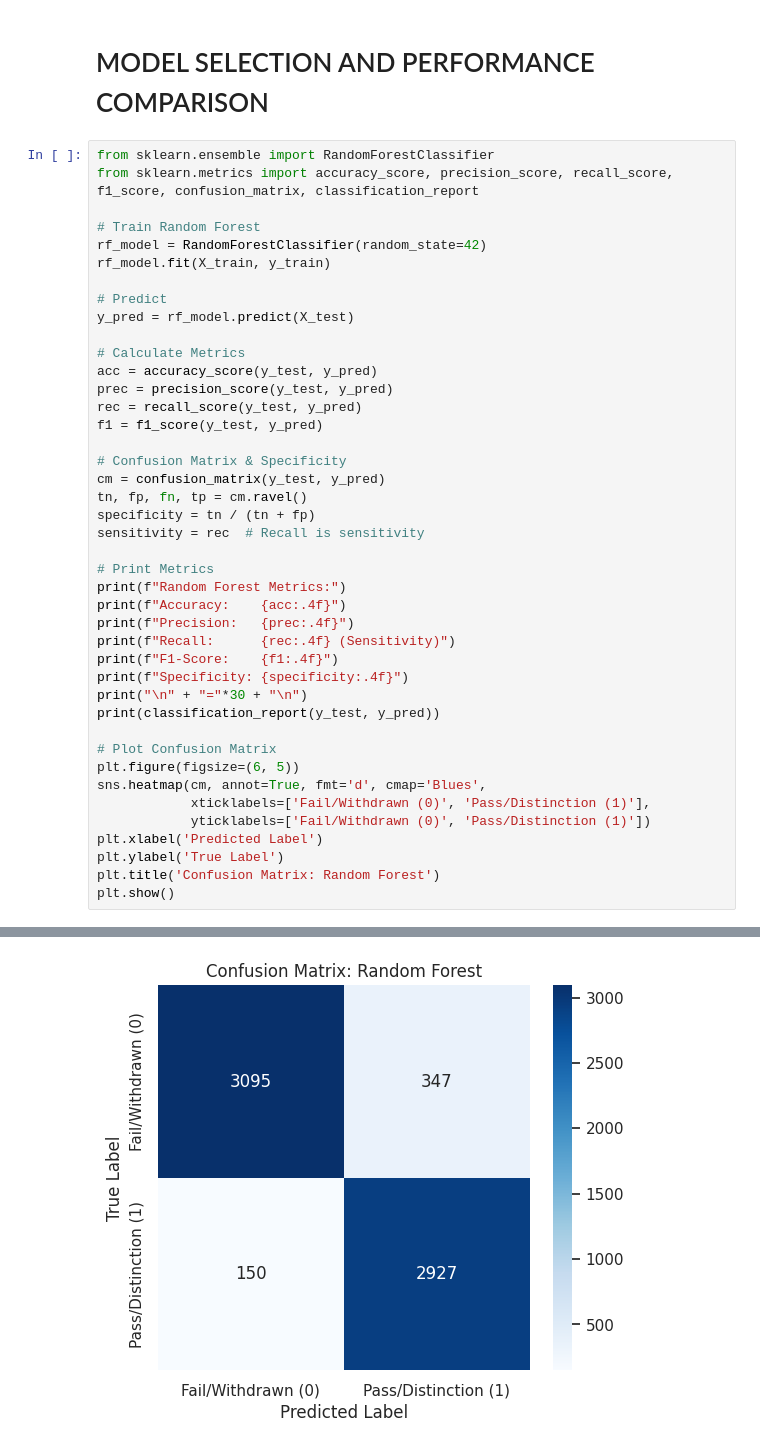
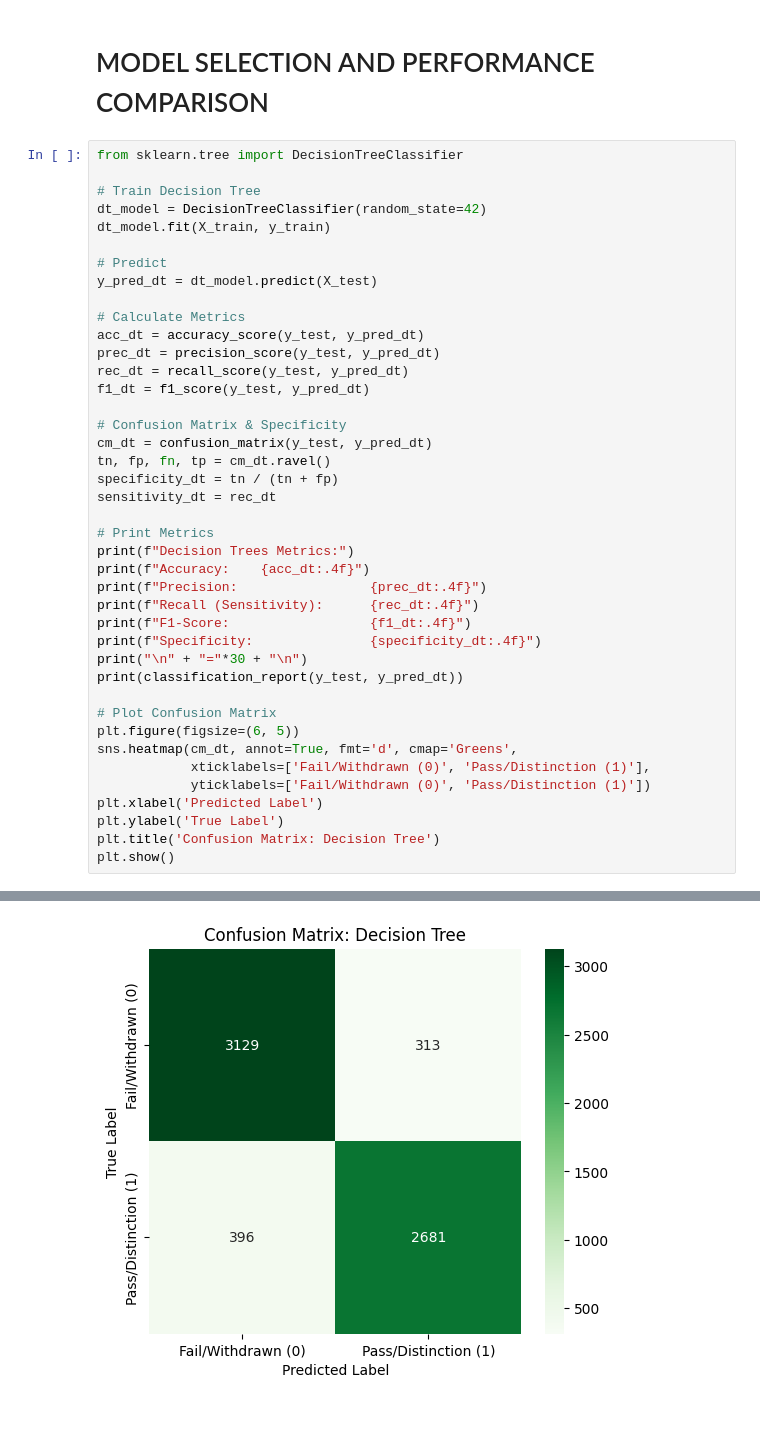
Before and after one commit to Jiajieja/WM9QG-Fundamentals-of-Artificial-Intelligence-and-Data-Mining-Group-Assessment, a Jupyter notebook: OULA_Dataset_Analysis.ipynb, the cells around one changed output, grey strips where cells are left out. Drawn from its saved outputs; the diff is of its cells as text; blank space fills up the shorter version.

```diff
--- a/OULA_Dataset_Analysis.ipynb
+++ b/OULA_Dataset_Analysis.ipynb
@@ -916,45 +916,44 @@ dtype: int64
 # %% [markdown]
 # MODEL SELECTION AND PERFORMANCE COMPARISON
 # %%
-from sklearn.ensemble import RandomForestClassifier
-from sklearn.metrics import accuracy_score, precision_score, recall_score, f1_score, confusion_matrix, classification_report
+from sklearn.tree import DecisionTreeClassifier
 
-# Train Random Forest
-rf_model = RandomForestClassifier(random_state=42)
-rf_model.fit(X_train, y_train)
+# Train Decision Tree
+dt_model = DecisionTreeClassifier(random_state=42)
+dt_model.fit(X_train, y_train)
 
 # Predict
-y_pred = rf_model.predict(X_test)
+y_pred_dt = dt_model.predict(X_test)
 
 # Calculate Metrics
-acc = accuracy_score(y_test, y_pred)
-prec = precision_score(y_test, y_pred)
-rec = recall_score(y_test, y_pred)
-f1 = f1_score(y_test, y_pred)
+acc_dt = accuracy_score(y_test, y_pred_dt)
+prec_dt = precision_score(y_test, y_pred_dt)
+rec_dt = recall_score(y_test, y_pred_dt)
+f1_dt = f1_score(y_test, y_pred_dt)
 
 # Confusion Matrix & Specificity
-cm = confusion_matrix(y_test, y_pred)
-tn, fp, fn, tp = cm.ravel()
-specificity = tn / (tn + fp)
-sensitivity = rec  # Recall is sensitivity
+cm_dt = confusion_matrix(y_test, y_pred_dt)
+tn, fp, fn, tp = cm_dt.ravel()
+specificity_dt = tn / (tn + fp)
+sensitivity_dt = rec_dt
 
 # Print Metrics
-print(f"Random Forest Metrics:")
-print(f"Accuracy:    {acc:.4f}")
-print(f"Precision:   {prec:.4f}")
-print(f"Recall:      {rec:.4f} (Sensitivity)")
-print(f"F1-Score:    {f1:.4f}")
-print(f"Specificity: {specificity:.4f}")
+print(f"Decision Trees Metrics:")
+print(f"Accuracy:    {acc_dt:.4f}")
+print(f"Precision:                 {prec_dt:.4f}")
+print(f"Recall (Sensitivity):      {rec_dt:.4f}")
+print(f"F1-Score:                  {f1_dt:.4f}")
+print(f"Specificity:               {specificity_dt:.4f}")
 print("\n" + "="*30 + "\n")
-print(classification_report(y_test, y_pred))
+print(classification_report(y_test, y_pred_dt))
 
 # Plot Confusion Matrix
 plt.figure(figsize=(6, 5))
-sns.heatmap(cm, annot=True, fmt='d', cmap='Blues',
+sns.heatmap(cm_dt, annot=True, fmt='d', cmap='Greens',
             xticklabels=['Fail/Withdrawn (0)', 'Pass/Distinction (1)'],
             yticklabels=['Fail/Withdrawn (0)', 'Pass/Distinction (1)'])
 plt.xlabel('Predicted Label')
 plt.ylabel('True Label')
-plt.title('Confusion Matrix: Random Forest')
+plt.title('Confusion Matrix: Decision Tree')
 plt.show()
 # %% [output]
@@ -978 +977 @@ weighted avg       0.93      0.92      0.92      6519
-[figure, old version]
+[figure, new version]
```
Also changed, not shown: parts of 18 cells of this notebook.
